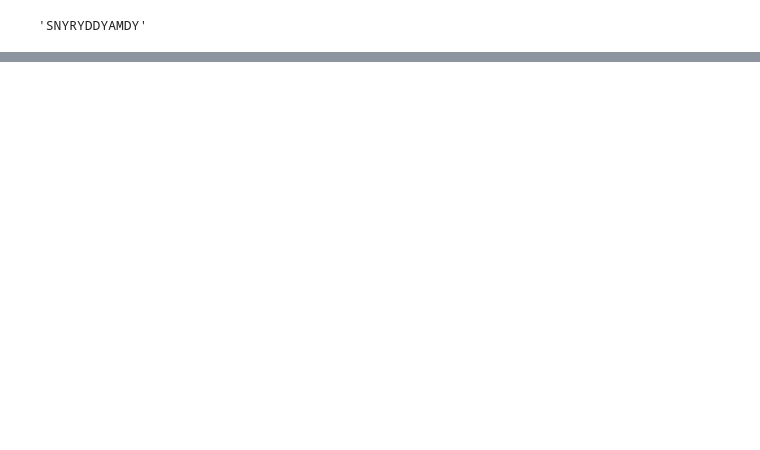
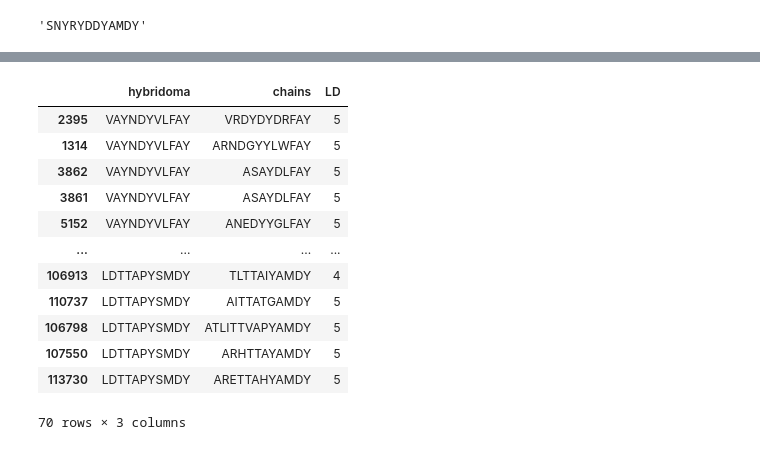
Before and after one commit to wkwong-henlix/10X_bcr_sequence_analysis, a Jupyter notebook: ILT4/set1_10062022/set1.ipynb, the cells around one changed output, grey strips where cells are left out. Cells and saved outputs as stored; diff of their text form; code cells hidden in the pictures; blank space fills up the shorter version.

```diff
--- a/ILT4/set1_10062022/set1.ipynb
+++ b/ILT4/set1_10062022/set1.ipynb
@@ -663,0 +719,15 @@ fig.tight_layout()
+# %%
+# Create a matrix where each row corresponds to one sequence in the 10X, each column is a unique hybridoma sequence
+hybridoma_10x_LD_mtx = []
+
+for h_cdr3 in chains_hcdr3_no_cw:
+    distance_per_10x_chain = []
+
+    for hybridoma in hybridoma_hcdr3:
+        distance_per_10x_chain += [lev.distance(hybridoma, h_cdr3)]
+
+    hybridoma_10x_LD_mtx += [distance_per_10x_chain]
+
+hybridoma_10x_LD_mtx = np.array(hybridoma_10x_LD_mtx)
+
+hybridoma_10x_LD_mtx
@@ -663,0 +761,25 @@ fig.tight_layout()
+# %%
+# Identify the closely related sequences within the 10X dataset compared to the hybridoma sequences
+top_matches_per_hybridoma = pd.DataFrame()
+
+for hybridoma in hybridoma_hcdr3:
+    # Take the top 5 matches
+    top_hits = hybridoma_vs_chain_ld[hybridoma_vs_chain_ld['hybridoma'] == hybridoma].sort_values('LD', ascending=True).head(5)
+
+    top_matches_per_hybridoma = pd.concat([top_matches_per_hybridoma, top_hits], axis=0)
+
+top_matches_per_hybridoma
+# %% [output]
+|  | hybridoma | chains | LD |
+| 2395 | VAYNDYVLFAY | VRDYDYDRFAY | 5 |
+| 1314 | VAYNDYVLFAY | ARNDGYYLWFAY | 5 |
+| 3862 | VAYNDYVLFAY | ASAYDLFAY | 5 |
+| 3861 | VAYNDYVLFAY | ASAYDLFAY | 5 |
+| 5152 | VAYNDYVLFAY | ANEDYYGLFAY | 5 |
+| ... | ... | ... | ... |
+| 106913 | LDTTAPYSMDY | TLTTAIYAMDY | 4 |
+| 110737 | LDTTAPYSMDY | AITTATGAMDY | 5 |
+| 106798 | LDTTAPYSMDY | ATLITTVAPYAMDY | 5 |
+| 107550 | LDTTAPYSMDY | ARHTTAYAMDY | 5 |
+| 113730 | LDTTAPYSMDY | ARETTAHYAMDY | 5 |
+70 rows × 3 columns
```
Also changed, not shown: parts of 12 cells of this notebook.
